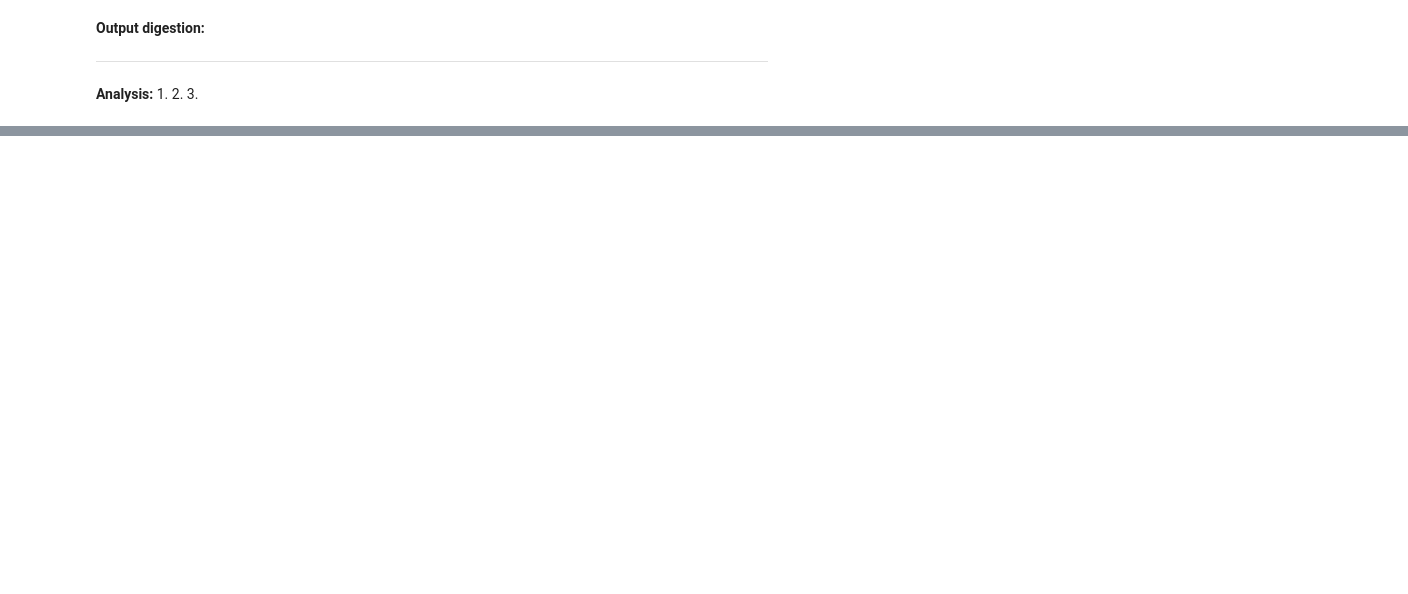
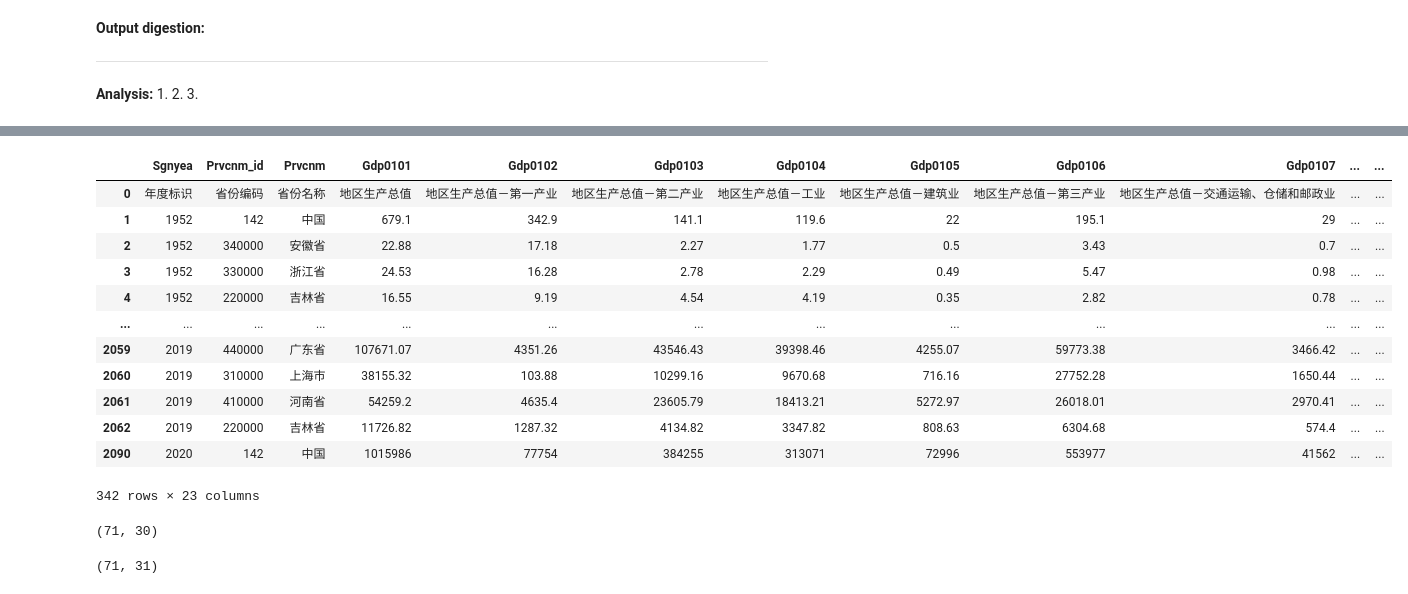
Before and after one commit to SongshGeo/Water-Allocation-Institution, a Jupyter notebook: notebooks/01_DatasetClean.ipynb, the cells around one changed output, grey strips where cells are left out. Drawn from its saved outputs; the diff is of its cells as text; code cells hidden in the pictures; blank space fills up the shorter version.

```diff
--- a/notebooks/01_DatasetClean.ipynb
+++ b/notebooks/01_DatasetClean.ipynb
@@ -248,0 +252,40 @@ ModuleNotFoundError: No module named 'missingno'
+# %%
+gdp = pd.read_excel("../data/source/CRE_Gdp01.xlsx").groupby(["Sgnyea"])
+gdp.head()
+
+# gdp_1 = pd.DataFrame()
+# gdp_2 = pd.DataFrame()
+# gdp_3 = pd.DataFrame()
+# for col in gdp.columns:
+#     ch_pro = PROVINCES_CHN2ENG.get(col.split(':')[0])
+#     industry = col.split(':')[-1]
+#     if ch_pro:
+#         if industry == '第一产业':
+#             gdp_1[ch_pro] = gdp[col]
+#         elif industry == '第二产业':
+#             gdp_2[ch_pro] = gdp[col]
+#         elif industry == '第三产业':
+#             gdp_3[ch_pro] = gdp[col]
+# gdp_1.shape
+# %% [output]
+|  | Sgnyea | Prvcnm_id | Prvcnm | Gdp0101 | Gdp0102 | Gdp0103 | Gdp0104 | Gdp0105 | Gdp0106 | Gdp0107 | ... | ... |
+| 0 | 年度标识 | 省份编码 | 省份名称 | 地区生产总值 | 地区生产总值－第一产业 | 地区生产总值－第二产业 | 地区生产总值－工业 | 地区生产总值－建筑业 | 地区生产总值－第三产业 | 地区生产总值－交通运输、仓储和邮政业 | ... | ... |
+| 1 | 1952 | 142 | 中国 | 679.1 | 342.9 | 141.1 | 119.6 | 22 | 195.1 | 29 | ... | ... |
+| 2 | 1952 | 340000 | 安徽省 | 22.88 | 17.18 | 2.27 | 1.77 | 0.5 | 3.43 | 0.7 | ... | ... |
+| 3 | 1952 | 330000 | 浙江省 | 24.53 | 16.28 | 2.78 | 2.29 | 0.49 | 5.47 | 0.98 | ... | ... |
+| 4 | 1952 | 220000 | 吉林省 | 16.55 | 9.19 | 4.54 | 4.19 | 0.35 | 2.82 | 0.78 | ... | ... |
+| ... | ... | ... | ... | ... | ... | ... | ... | ... | ... | ... | ... | ... |
+| 2059 | 2019 | 440000 | 广东省 | 107671.07 | 4351.26 | 43546.43 | 39398.46 | 4255.07 | 59773.38 | 3466.42 | ... | ... |
+| 2060 | 2019 | 310000 | 上海市 | 38155.32 | 103.88 | 10299.16 | 9670.68 | 716.16 | 27752.28 | 1650.44 | ... | ... |
+| 2061 | 2019 | 410000 | 河南省 | 54259.2 | 4635.4 | 23605.79 | 18413.21 | 5272.97 | 26018.01 | 2970.41 | ... | ... |
+| 2062 | 2019 | 220000 | 吉林省 | 11726.82 | 1287.32 | 4134.82 | 3347.82 | 808.63 | 6304.68 | 574.4 | ... | ... |
+| 2090 | 2020 | 142 | 中国 | 1015986 | 77754 | 384255 | 313071 | 72996 | 553977 | 41562 | ... | ... |
+342 rows × 23 columns
+# %%
+gdp_2.shape
+# %% [output]
+(71, 30)
+# %%
+gdp_3.shape
+# %% [output]
+(71, 31)
```
Also changed, not shown: parts of 6 cells of this notebook, 17 other files.
